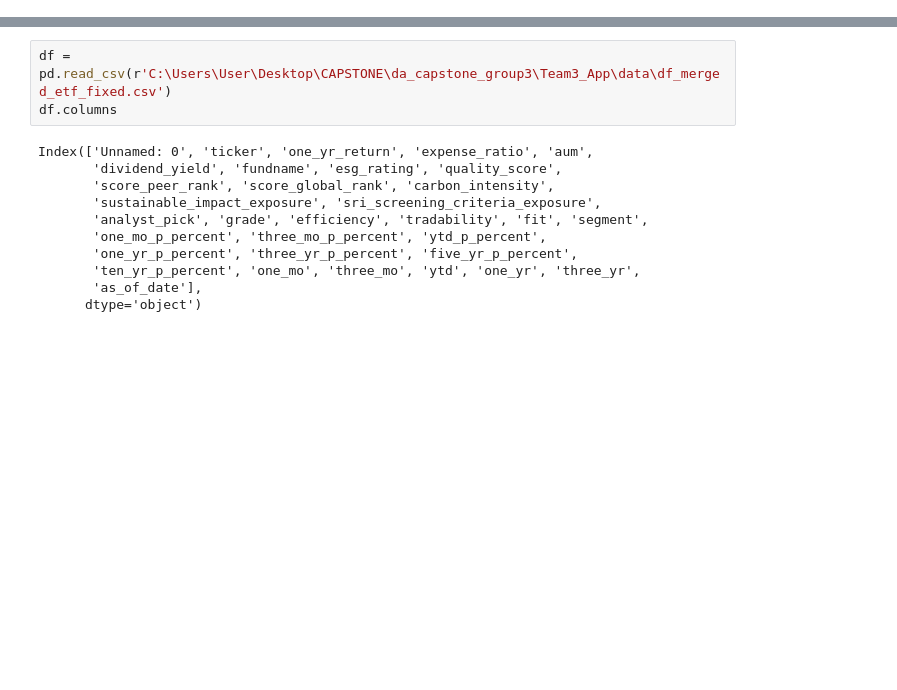
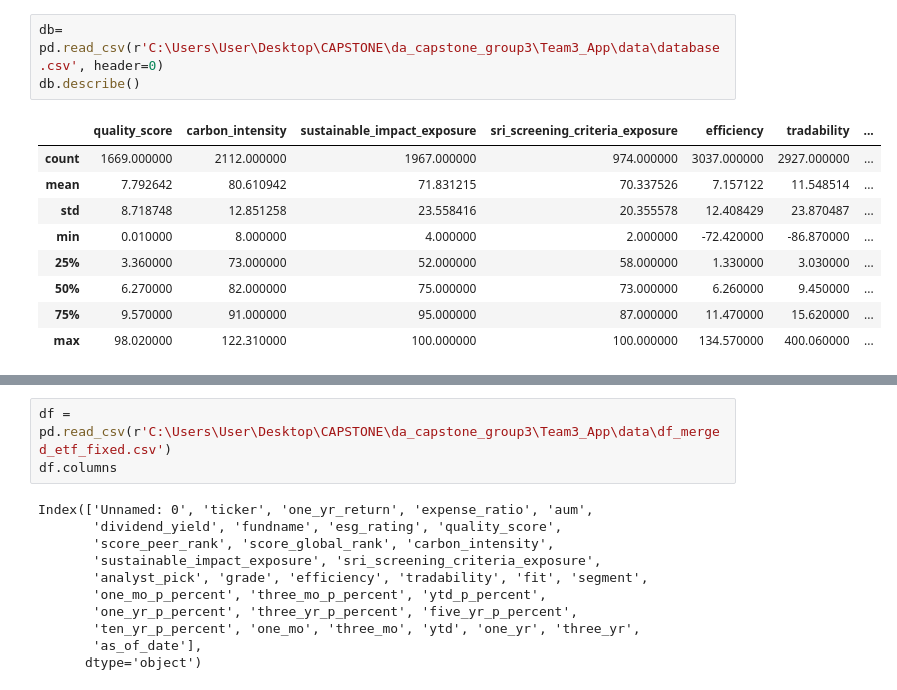
Before and after one commit to KrisLief/da_capstone_group3, a Jupyter notebook: Team3_App/data/yf_yq.ipynb, the cells around one changed output, grey strips where cells are left out. Saved outputs shown, nothing was run; the diff lists cells and outputs as text; blank space fills up the shorter version.

```diff
--- a/Team3_App/data/yf_yq.ipynb
+++ b/Team3_App/data/yf_yq.ipynb
@@ -5,0 +8,13 @@ import seaborn as sns
+# %%
+db= pd.read_csv(r'C:\Users\User\Desktop\CAPSTONE\da_capstone_group3\Team3_App\data\database.csv', header=0)
+db.describe()
+# %% [output]
+|  | quality_score | carbon_intensity | sustainable_impact_exposure | sri_screening_criteria_exposure | efficiency | tradability | ... |
+| count | 1669.000000 | 2112.000000 | 1967.000000 | 974.000000 | 3037.000000 | 2927.000000 | ... |
+| mean | 7.792642 | 80.610942 | 71.831215 | 70.337526 | 7.157122 | 11.548514 | ... |
+| std | 8.718748 | 12.851258 | 23.558416 | 20.355578 | 12.408429 | 23.870487 | ... |
+| min | 0.010000 | 8.000000 | 4.000000 | 2.000000 | -72.420000 | -86.870000 | ... |
+| 25% | 3.360000 | 73.000000 | 52.000000 | 58.000000 | 1.330000 | 3.030000 | ... |
+| 50% | 6.270000 | 82.000000 | 75.000000 | 73.000000 | 6.260000 | 9.450000 | ... |
+| 75% | 9.570000 | 91.000000 | 95.000000 | 87.000000 | 11.470000 | 15.620000 | ... |
+| max | 98.020000 | 122.310000 | 100.000000 | 100.000000 | 134.570000 | 400.060000 | ... |
```
Also changed, not shown: parts of 8 cells of this notebook, 1 other file.
